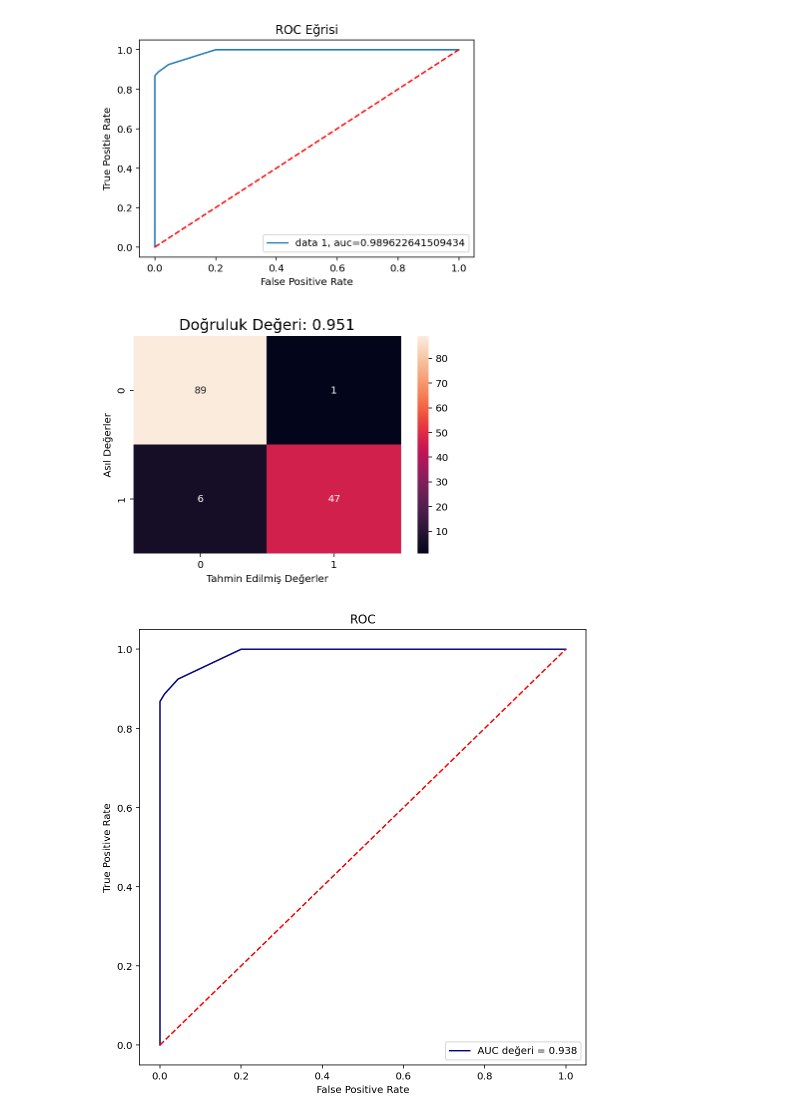
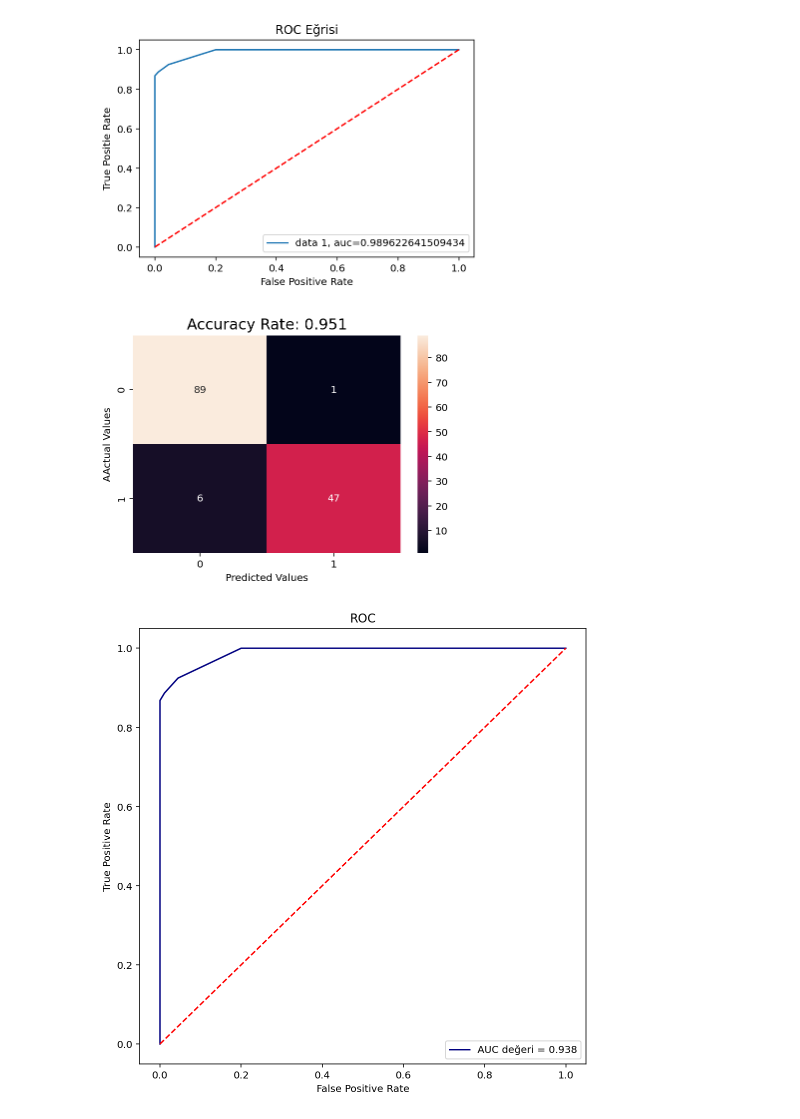
Before and after one commit to orkungokbulut/Breast-Cancer-Detection-Using-Machine-Learning, a Jupyter notebook: src.ipynb, the cells around one changed output. Saved outputs shown, nothing was run; the diff lists cells and outputs as text; code cells hidden in the pictures.

```diff
--- a/src.ipynb
+++ b/src.ipynb
@@ -313,18 +313,18 @@ plt.show()
 # %%
 #Visualization of confusion matrix
 from sklearn.metrics import accuracy_score
 from sklearn.metrics import confusion_matrix as cm
 
 predictions = model[6].predict(X_test)
 score = round(accuracy_score(Y_test, predictions), 3)
 cm1 = cm(Y_test, predictions)
 sns.heatmap(cm1, annot=True, fmt=".0f")
-plt.xlabel('Tahmin Edilmiş Değerler')
-plt.ylabel('Asıl Değerler')
-plt.title('Doğruluk Değeri: {0}'.format(score), size = 15)
+plt.xlabel('Predicted Values')
+plt.ylabel('AActual Values')
+plt.title('Accuracy Rate: {0}'.format(score), size = 15)
 plt.show()
 # %% [output]
-[figure, old version]
+[figure, new version]
 # %%
 #Bigger ROC curve
 plt.figure(figsize=(8,8))
```
Also changed, not shown: parts of 13 cells of this notebook.
